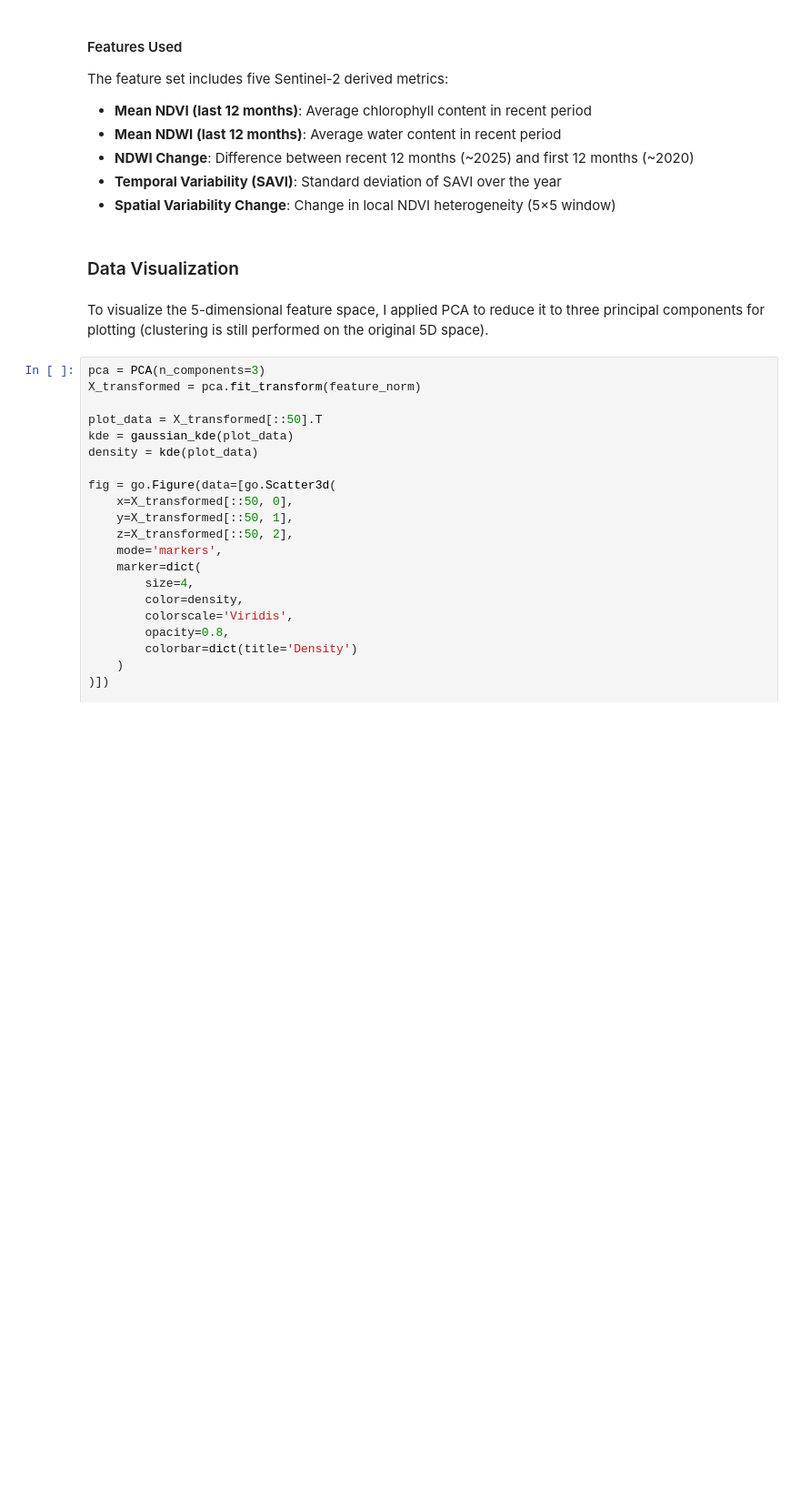
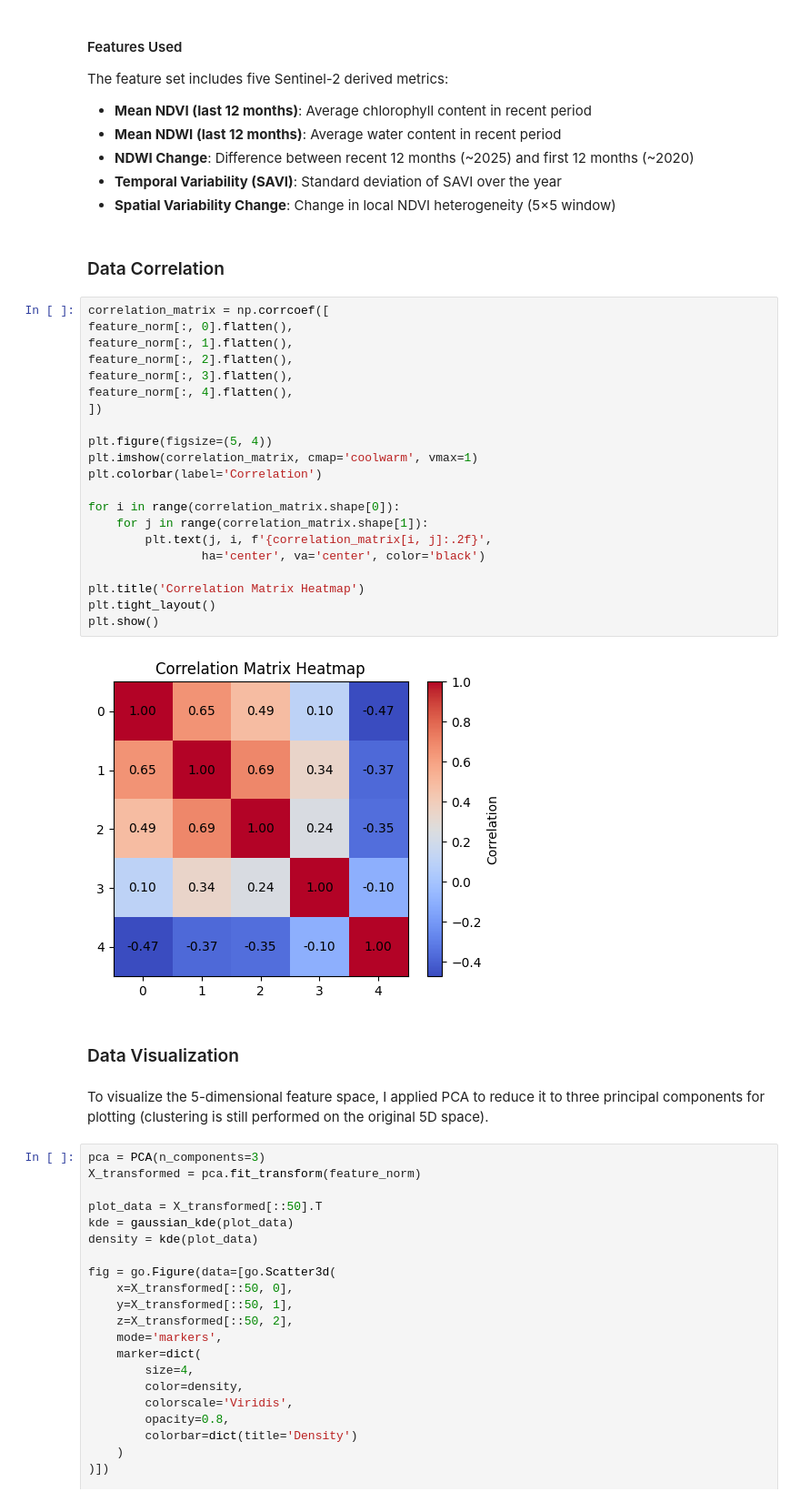
Before and after one commit to Hagenbeck/ForestHealth, a Jupyter notebook: notebooks/clustering.ipynb, the cells around one changed output. Shown at 91% size. Drawn from its saved outputs; the diff is of its cells as text; blank space fills up the shorter version.

```diff
--- a/notebooks/clustering.ipynb
+++ b/notebooks/clustering.ipynb
@@ -49,6 +50,31 @@ The feature set includes five Sentinel-2 derived metrics:
 - **NDWI Change**: Difference between recent 12 months (~2025) and first 12 months (~2020)
 - **Temporal Variability (SAVI)**: Standard deviation of SAVI over the year
 - **Spatial Variability Change**: Change in local NDVI heterogeneity (5×5 window)
+# %% [markdown]
+### Data Correlation
+# %%
+correlation_matrix = np.corrcoef([
+feature_norm[:, 0].flatten(),
+feature_norm[:, 1].flatten(),
+feature_norm[:, 2].flatten(),
+feature_norm[:, 3].flatten(),
+feature_norm[:, 4].flatten(),
+])
+
+plt.figure(figsize=(5, 4))
+plt.imshow(correlation_matrix, cmap='coolwarm', vmax=1)
+plt.colorbar(label='Correlation')
+
+for i in range(correlation_matrix.shape[0]):
+    for j in range(correlation_matrix.shape[1]):
+        plt.text(j, i, f'{correlation_matrix[i, j]:.2f}',
+                ha='center', va='center', color='black')
+
+plt.title('Correlation Matrix Heatmap')
+plt.tight_layout()
+plt.show()
+# %% [output]
+[figure, added]
 # %% [markdown]
 ### Data Visualization
 # %% [markdown]
```
Also changed, not shown: parts of 2 cells of this notebook.
